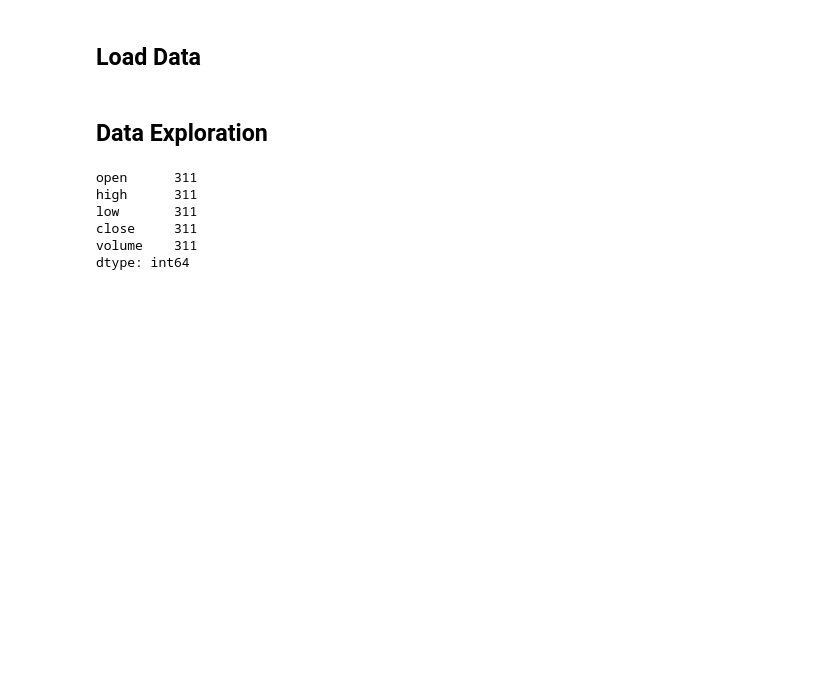
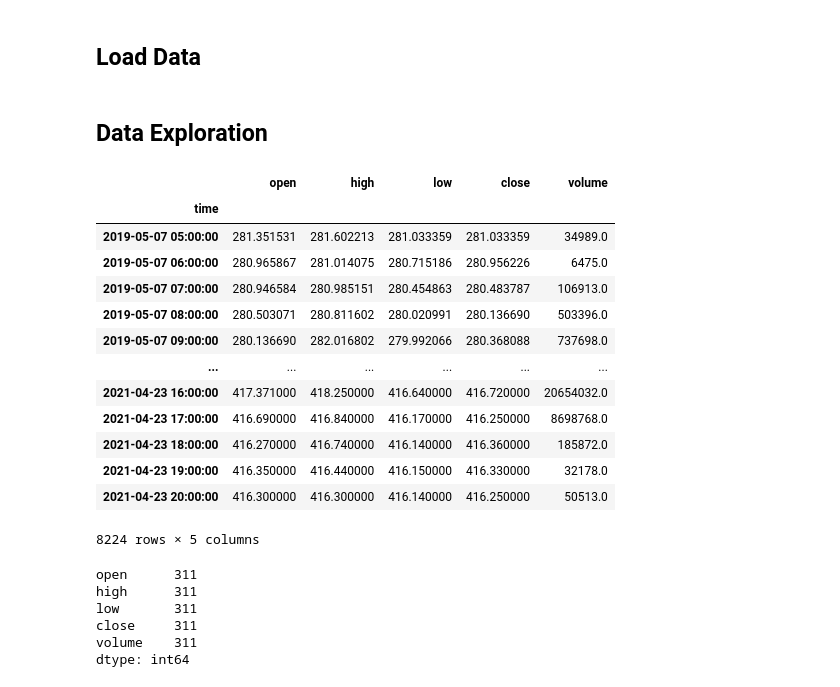
Before and after one commit to eggrollofchaos/i_spy_etf_price_predictions, a Jupyter notebook: code/spy_eda_colab.ipynb, the cells around one changed output. Cells and saved outputs as stored; diff of their text form; code cells hidden in the pictures; blank space fills up the shorter version.

```diff
--- a/code/spy_eda_colab.ipynb
+++ b/code/spy_eda_colab.ipynb
@@ -270,6 +210,23 @@ df_full = pd.read_csv('../data/SPY_2019_2021.csv', index_col='time')
 df_full.index = pd.to_datetime(df_full.index)
 # %% [markdown]
 ## Data Exploration
+# %%
+df_full
+# %% [output]
+|  | open | high | low | close | volume |
+| time |  |  |  |  |  |
+| 2019-05-07 05:00:00 | 281.351531 | 281.602213 | 281.033359 | 281.033359 | 34989.0 |
+| 2019-05-07 06:00:00 | 280.965867 | 281.014075 | 280.715186 | 280.956226 | 6475.0 |
+| 2019-05-07 07:00:00 | 280.946584 | 280.985151 | 280.454863 | 280.483787 | 106913.0 |
+| 2019-05-07 08:00:00 | 280.503071 | 280.811602 | 280.020991 | 280.136690 | 503396.0 |
+| 2019-05-07 09:00:00 | 280.136690 | 282.016802 | 279.992066 | 280.368088 | 737698.0 |
+| ... | ... | ... | ... | ... | ... |
+| 2021-04-23 16:00:00 | 417.371000 | 418.250000 | 416.640000 | 416.720000 | 20654032.0 |
+| 2021-04-23 17:00:00 | 416.690000 | 416.840000 | 416.170000 | 416.250000 | 8698768.0 |
+| 2021-04-23 18:00:00 | 416.270000 | 416.740000 | 416.140000 | 416.360000 | 185872.0 |
+| 2021-04-23 19:00:00 | 416.350000 | 416.440000 | 416.150000 | 416.330000 | 32178.0 |
+| 2021-04-23 20:00:00 | 416.300000 | 416.300000 | 416.140000 | 416.250000 | 50513.0 |
+8224 rows × 5 columns
 # %%
 df_full.isna().sum()
 # %% [output]
```
Also changed, not shown: parts of 27 cells of this notebook, 2 other files.
